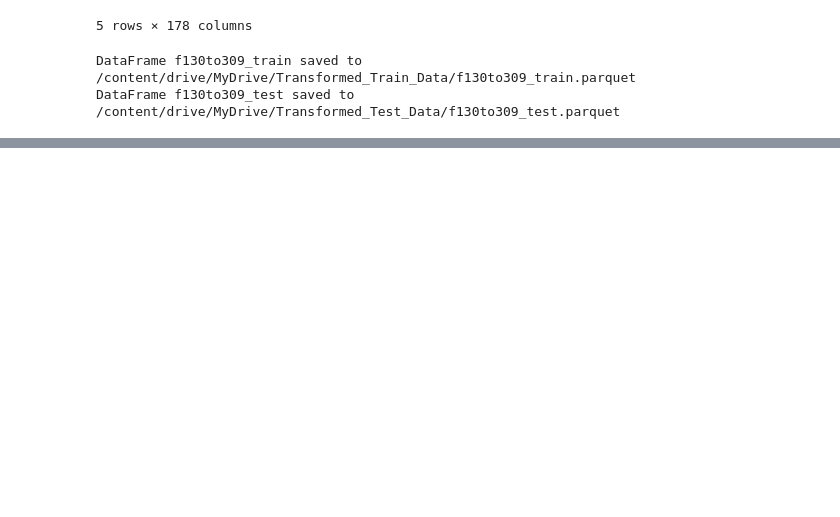
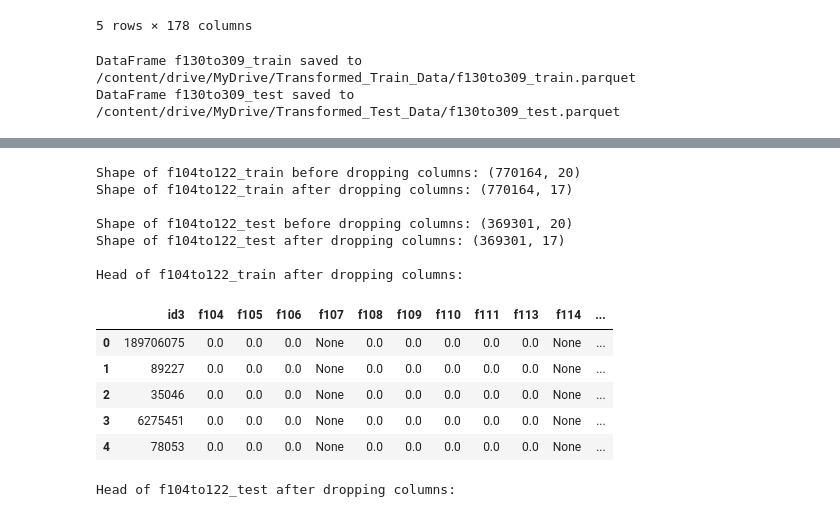
Before and after one commit to rishabh-0042/American_Express_Hackathon_25-2025, a Jupyter notebook: Feature_Engineering4.2.ipynb, the cells around one changed output, grey strips where cells are left out. Saved outputs shown, nothing was run; the diff lists cells and outputs as text; code cells hidden in the pictures; blank space fills up the shorter version.

```diff
--- a/Feature_Engineering4.2.ipynb
+++ b/Feature_Engineering4.2.ipynb
@@ -1147,0 +1293,32 @@ DataFrame f130to309_test saved to /content/drive/MyDrive/Transformed_Test_Data/f
+# %%
+# Drop columns from f104to122_train
+print("Shape of f104to122_train before dropping columns:", f104to122_train.shape)
+f104to122_train_modified = f104to122_train.drop(['f112', 'f120', 'f122'], axis=1)
+print("Shape of f104to122_train after dropping columns:", f104to122_train_modified.shape)
+
+# Drop columns from f104to122_test
+print("\nShape of f104to122_test before dropping columns:", f104to122_test.shape)
+f104to122_test_modified = f104to122_test.drop(['f112', 'f120', 'f122'], axis=1)
+print("Shape of f104to122_test after dropping columns:", f104to122_test_modified.shape)
+
+# Display the head of the modified dataframes
+print("\nHead of f104to122_train after dropping columns:")
+display(f104to122_train_modified.head())
+
+print("\nHead of f104to122_test after dropping columns:")
+display(f104to122_test_modified.head())
+# %% [output]
+Shape of f104to122_train before dropping columns: (770164, 20)
+Shape of f104to122_train after dropping columns: (770164, 17)
+
+Shape of f104to122_test before dropping columns: (369301, 20)
+Shape of f104to122_test after dropping columns: (369301, 17)
+
+Head of f104to122_train after dropping columns:
+|  | id3 | f104 | f105 | f106 | f107 | f108 | f109 | f110 | f111 | f113 | f114 | ... |
+| 0 | 189706075 | 0.0 | 0.0 | 0.0 | None | 0.0 | 0.0 | 0.0 | 0.0 | 0.0 | None | ... |
+| 1 | 89227 | 0.0 | 0.0 | 0.0 | None | 0.0 | 0.0 | 0.0 | 0.0 | 0.0 | None | ... |
+| 2 | 35046 | 0.0 | 0.0 | 0.0 | None | 0.0 | 0.0 | 0.0 | 0.0 | 0.0 | None | ... |
+| 3 | 6275451 | 0.0 | 0.0 | 0.0 | None | 0.0 | 0.0 | 0.0 | 0.0 | 0.0 | None | ... |
+| 4 | 78053 | 0.0 | 0.0 | 0.0 | None | 0.0 | 0.0 | 0.0 | 0.0 | 0.0 | None | ... |
+Head of f104to122_test after dropping columns:
```
Also changed, not shown: parts of 16 cells of this notebook.
